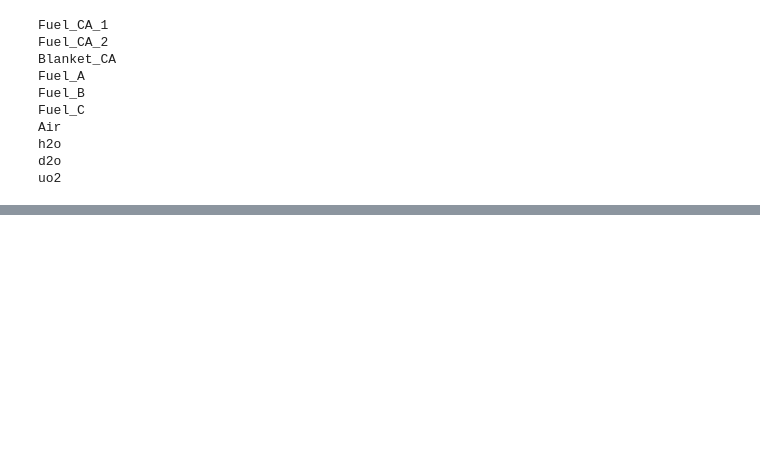
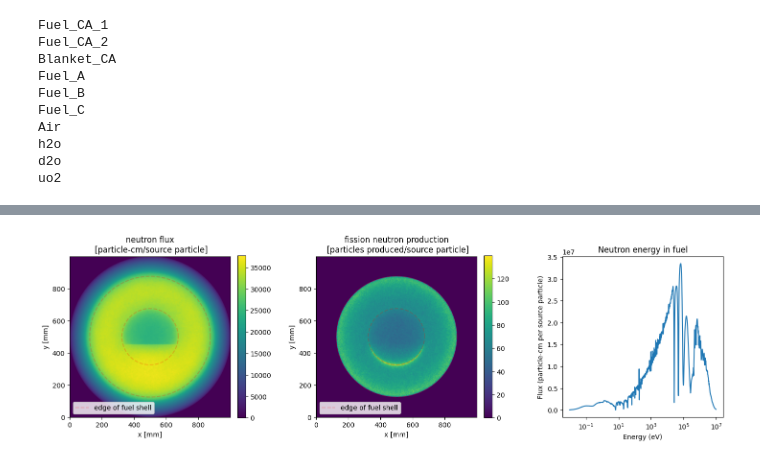
Before and after one commit to EmilEskol/Speciale, a Jupyter notebook: 5FixedSourceRuns.ipynb, the cells around one changed output, grey strips where cells are left out. Saved outputs shown, nothing was run; the diff lists cells and outputs as text; code cells hidden in the pictures; blank space fills up the shorter version.

```diff
--- a/5FixedSourceRuns.ipynb
+++ b/5FixedSourceRuns.ipynb
@@ -100,0 +190,81 @@ TypeError: Unable to set "spatial distribution" to "(2 -1)" which is not of type
+# %%
+#print(sp.tallies.keys())
+def plotCircle(ax ,r ,mesh_size ,resolution, label=False):
+    theta = np.linspace(0, 2*np.pi, 200)
+    x = (r * np.cos(theta)+mesh_size)*resolution/2
+    y = (r * np.sin(theta)+mesh_size)*resolution/2
+    if label:
+        ax.plot(x,y,'r--',alpha=0.2,label="edge of fuel shell")
+    else:
+        ax.plot(x,y,'r--',alpha=0.2)
+    return (x,y)
+
+sp = openmc.StatePoint(f'statepoint.{settings.batches}.h5')
+tally = sp.get_tally(id=2)
+#print(tally)
+
+
+flux = tally.get_slice(scores=['flux'])
+fission = tally.get_slice(scores=['fission'])
+
+flux.std_dev.shape = (mesh_size*resolution_of_mesh, mesh_size*resolution_of_mesh)
+flux.mean.shape = (mesh_size*resolution_of_mesh, mesh_size*resolution_of_mesh)
+fission.std_dev.shape = (mesh_size*resolution_of_mesh, mesh_size*resolution_of_mesh)
+fission.mean.shape = (mesh_size*resolution_of_mesh, mesh_size*resolution_of_mesh)
+
+#Setting up figures using gridspec
+fig = plt.figure(figsize=(18,6))
+gs = gridspec.GridSpec(1, 3, width_ratios=[1,1,1], wspace=0.4)
+
+
+
+ax0 = fig.add_subplot(gs[0])
+ax1 = fig.add_subplot(gs[1])
+ax2 = fig.add_subplot(gs[2])
+
+ax0.set_title("neutron flux\n [particle-cm/source particle]")
+im0=ax0.imshow(flux.mean, origin='lower')
+plotCircle(ax0, inner_fuel_radius, mesh_size, resolution_of_mesh)
+plotCircle(ax0, outer_fuel_radius, mesh_size, resolution_of_mesh, label=True)
+
+ax0.set_xlabel('x [mm]')
+ax0.set_ylabel('y [mm]')
+fig.colorbar(im0, ax=ax0, fraction=0.046, pad=0.04)
+ax0.legend(loc='lower left')
+
+ax1.set_title("fission neutron production\n [particles produced/source particle]")
+im1=ax1.imshow(fission.mean, origin='lower')
+plotCircle(ax1, inner_fuel_radius, mesh_size, resolution_of_mesh)
+plotCircle(ax1, outer_fuel_radius, mesh_size, resolution_of_mesh, label=True)
+
+ax1.set_xlabel('x [mm]')
+ax1.set_ylabel('y [mm]')
+fig.colorbar(im1, ax=ax1, fraction=0.046, pad=0.04)
+ax1.legend(loc='lower left')
+
+
+
+# Create log-spaced energy bins from 1 keV to 10 MeV
+energy_bins = np.logspace(3,7)
+
+tally1=sp.get_tally(id=1)
+#print(tally1.get_pandas_dataframe())
+
+flux1 = tally1.get_pandas_dataframe()
+
+
+ax2.plot(flux1['energy low [eV]'],flux1['mean'])
+
+# Plot source energy PDF
+
+ax2.set_xscale('log')  # log scale for x-axis
+ax2.set_xlabel('Energy (eV)')
+ax2.set_ylabel('Flux (particle-cm per source particle)')
+ax2.set_title("Neutron energy in fuel")
+#ax2.set_title("Neutron energy in moderator")
+pos = ax0.get_position()  # returns [left, bottom, width, height]
+pos2 = ax2.get_position()
+# Set ax2 to have the same vertical position/height
+ax2.set_position([pos2.x0, pos.y0, pos.width, pos.height])
+# %% [output]
+[figure, added]
```
Also changed, not shown: parts of 10 cells of this notebook, 19 other files.
